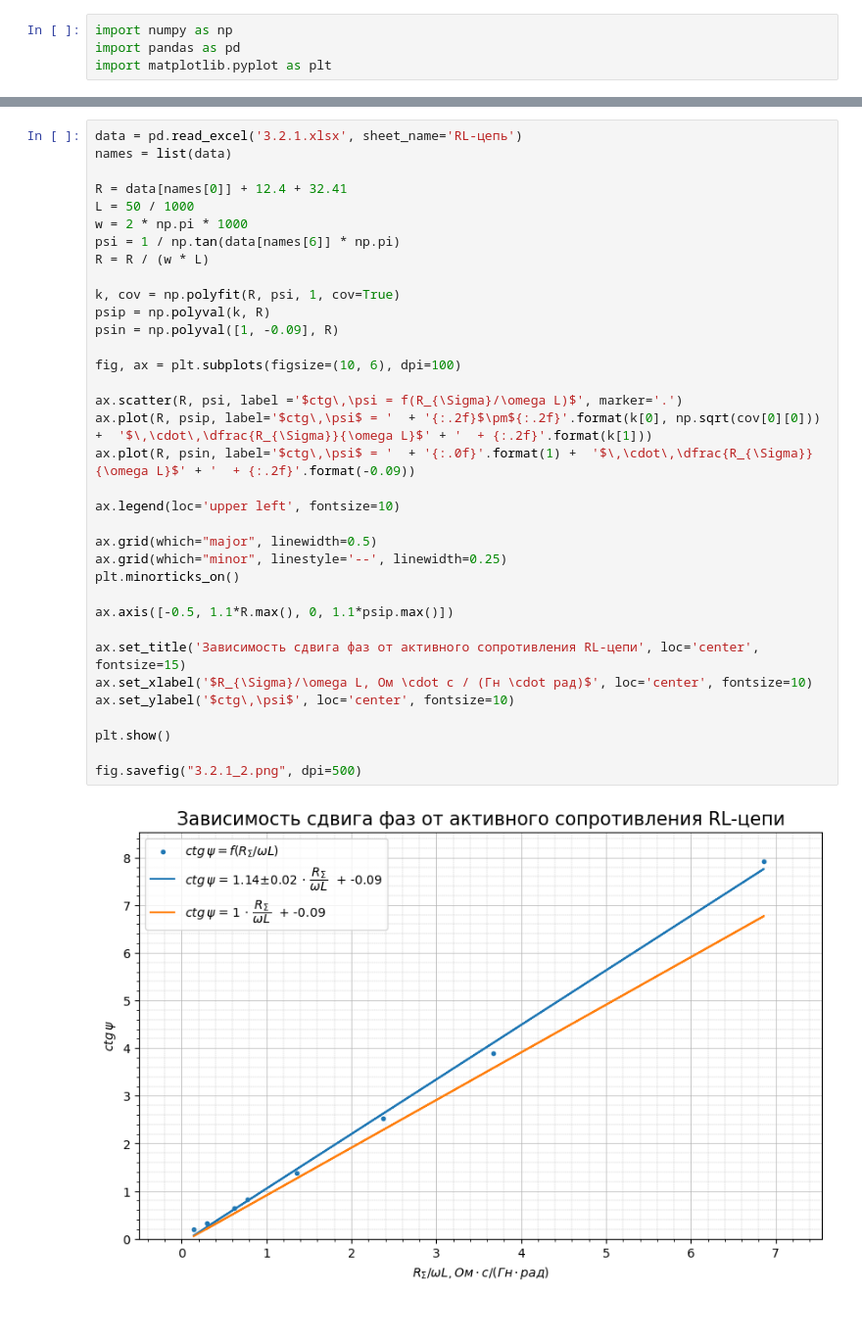
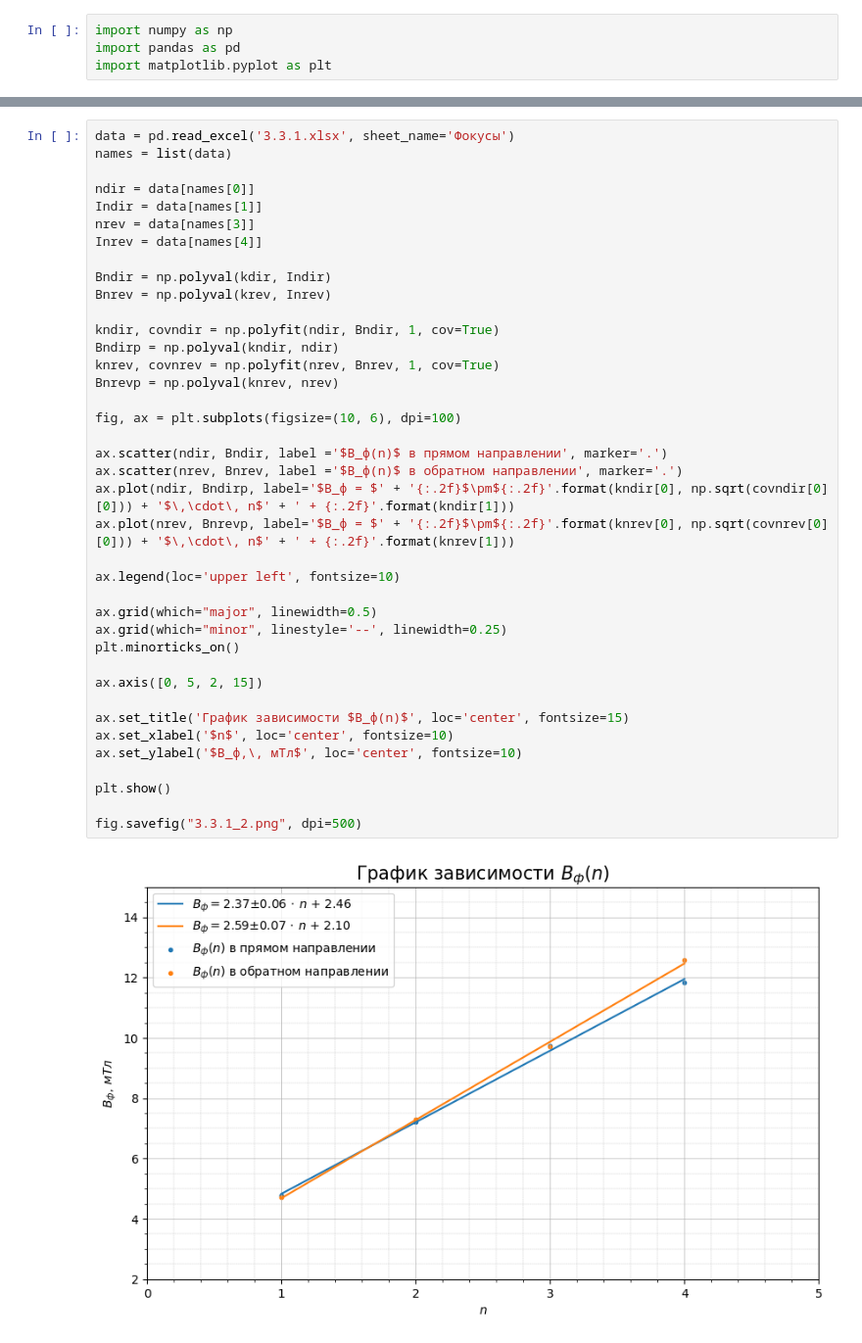
Before and after one commit to A1rsenij/Labs_physics, a Jupyter notebook: 3.3.1/3.3.1.ipynb, the cells around one changed output, grey strips where cells are left out. Shown at 98% size. Cells and saved outputs as stored; diff of their text form; blank space fills up the shorter version.

```diff
--- a/3.3.1/3.3.1.ipynb
+++ b/3.3.1/3.3.1.ipynb
@@ -44,37 +43,41 @@ fig.savefig("3.2.1_1.png", dpi=500)
 # %%
-data = pd.read_excel('3.2.1.xlsx', sheet_name='RL-цепь')
+data = pd.read_excel('3.3.1.xlsx', sheet_name='Фокусы')
 names = list(data)
 
-R = data[names[0]] + 12.4 + 32.41
-L = 50 / 1000
-w = 2 * np.pi * 1000
-psi = 1 / np.tan(data[names[6]] * np.pi)
-R = R / (w * L)
+ndir = data[names[0]]
+Indir = data[names[1]]
+nrev = data[names[3]]
+Inrev = data[names[4]]
 
-k, cov = np.polyfit(R, psi, 1, cov=True)
-psip = np.polyval(k, R)
-psin = np.polyval([1, -0.09], R)
+Bndir = np.polyval(kdir, Indir)
+Bnrev = np.polyval(krev, Inrev)
+
+kndir, covndir = np.polyfit(ndir, Bndir, 1, cov=True)
+Bndirp = np.polyval(kndir, ndir)
+knrev, covnrev = np.polyfit(nrev, Bnrev, 1, cov=True)
+Bnrevp = np.polyval(knrev, nrev)
 
 fig, ax = plt.subplots(figsize=(10, 6), dpi=100)
 
-ax.scatter(R, psi, label ='$ctg\,\psi = f(R_{\Sigma}/\omega L)$', marker='.')
-ax.plot(R, psip, label='$ctg\,\psi$ = '  + '{:.2f}$\pm${:.2f}'.format(k[0], np.sqrt(cov[0][0])) +  '$\,\cdot\,\dfrac{R_{\Sigma}}{\omega L}$' + '  + {:.2f}'.format(k[1]))
-ax.plot(R, psin, label='$ctg\,\psi$ = '  + '{:.0f}'.format(1) +  '$\,\cdot\,\dfrac{R_{\Sigma}}{\omega L}$' + '  + {:.2f}'.format(-0.09))
+ax.scatter(ndir, Bndir, label ='$B_ф(n)$ в прямом направлении', marker='.')
+ax.scatter(nrev, Bnrev, label ='$B_ф(n)$ в обратном направлении', marker='.')
+ax.plot(ndir, Bndirp, label='$B_ф = $' + '{:.2f}$\pm${:.2f}'.format(kndir[0], np.sqrt(covndir[0][0])) + '$\,\cdot\, n$' + ' + {:.2f}'.format(kndir[1]))
+ax.plot(nrev, Bnrevp, label='$B_ф = $' + '{:.2f}$\pm${:.2f}'.format(knrev[0], np.sqrt(covnrev[0][0])) + '$\,\cdot\, n$' + ' + {:.2f}'.format(knrev[1]))
 
 ax.legend(loc='upper left', fontsize=10)
 
 ax.grid(which="major", linewidth=0.5)
 ax.grid(which="minor", linestyle='--', linewidth=0.25)
 plt.minorticks_on()
 
-ax.axis([-0.5, 1.1*R.max(), 0, 1.1*psip.max()])
+ax.axis([0, 5, 2, 15])
 
-ax.set_title('Зависимость сдвига фаз от активного сопротивления RL-цепи', loc='center', fontsize=15)
-ax.set_xlabel('$R_{\Sigma}/\omega L, Ом \cdot с / (Гн \cdot рад)$', loc='center', fontsize=10)
-ax.set_ylabel('$ctg\,\psi$', loc='center', fontsize=10)
+ax.set_title('График зависимости $B_ф(n)$', loc='center', fontsize=15)
+ax.set_xlabel('$n$', loc='center', fontsize=10)
+ax.set_ylabel('$B_ф,\, мТл$', loc='center', fontsize=10)
 
 plt.show()
 
-fig.savefig("3.2.1_2.png", dpi=500)
+fig.savefig("3.3.1_2.png", dpi=500)
 # %% [output]
-[figure, old version]
+[figure, new version]
```
Also changed, not shown: parts of 4 cells of this notebook, 10 other files.
